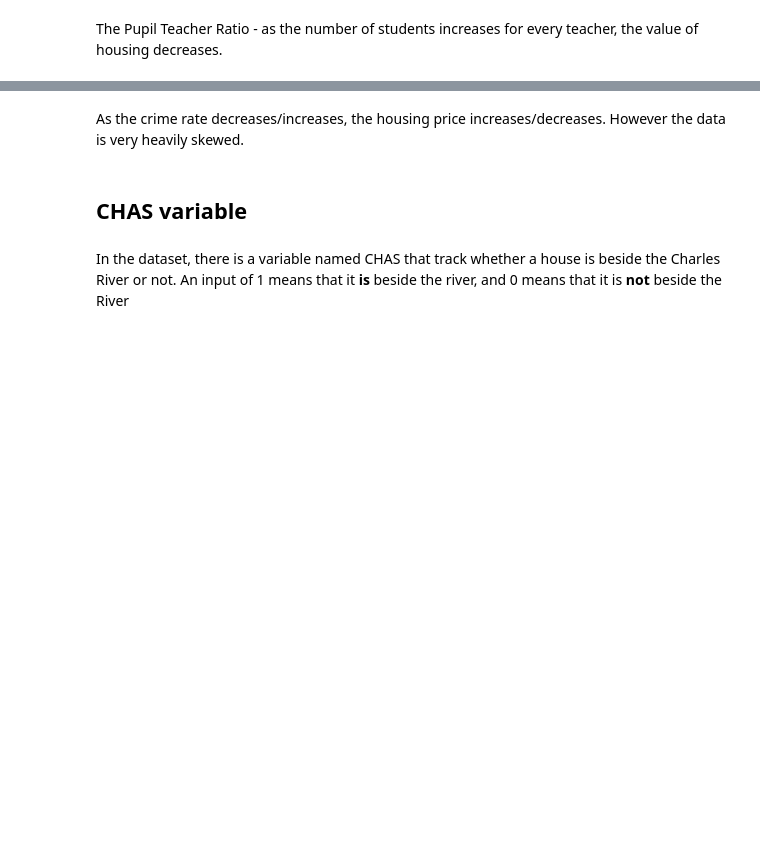
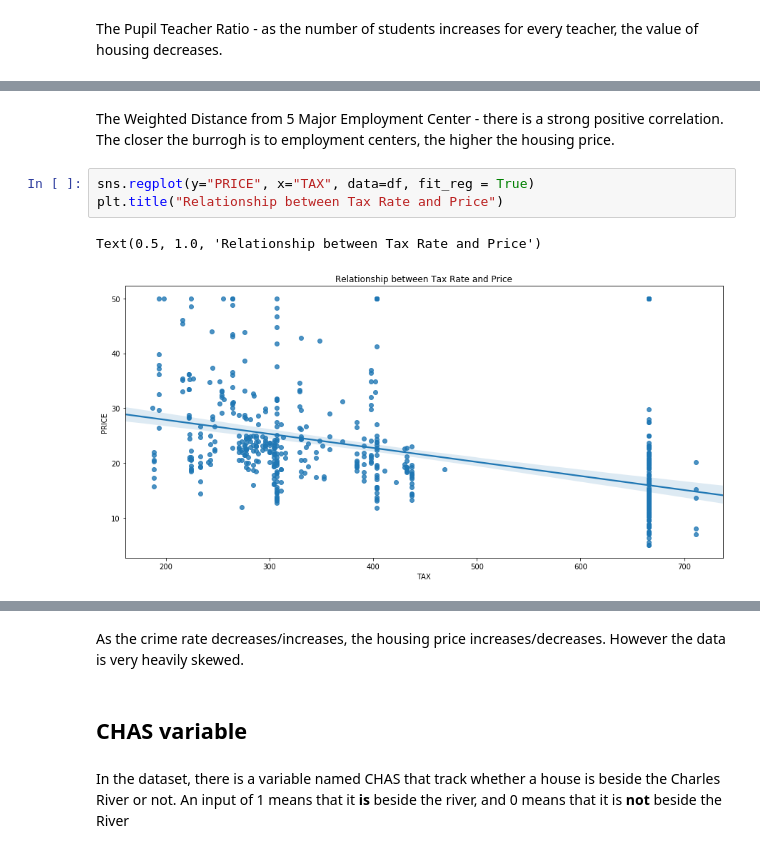
Before and after one commit to zoecahill1/machine-project, a Jupyter notebook: boston-dataset.ipynb, the cells around one changed output, grey strips where cells are left out. Cells and saved outputs as stored; diff of their text form; blank space fills up the shorter version.

```diff
--- a/boston-dataset.ipynb
+++ b/boston-dataset.ipynb
@@ -416,0 +421,8 @@ The Pupil Teacher Ratio - as the number of students increases for every teacher,
+# %% [markdown]
+The Weighted Distance from 5 Major Employment Center - there is a strong positive correlation. The closer the burrogh is to employment centers, the higher the housing price.
+# %%
+sns.regplot(y="PRICE", x="TAX", data=df, fit_reg = True)
+plt.title("Relationship between Tax Rate and Price")
+# %% [output]
+Text(0.5, 1.0, 'Relationship between Tax Rate and Price')
+[figure, added]
```
Also changed, not shown: parts of 117 cells of this notebook, 2 other files.
